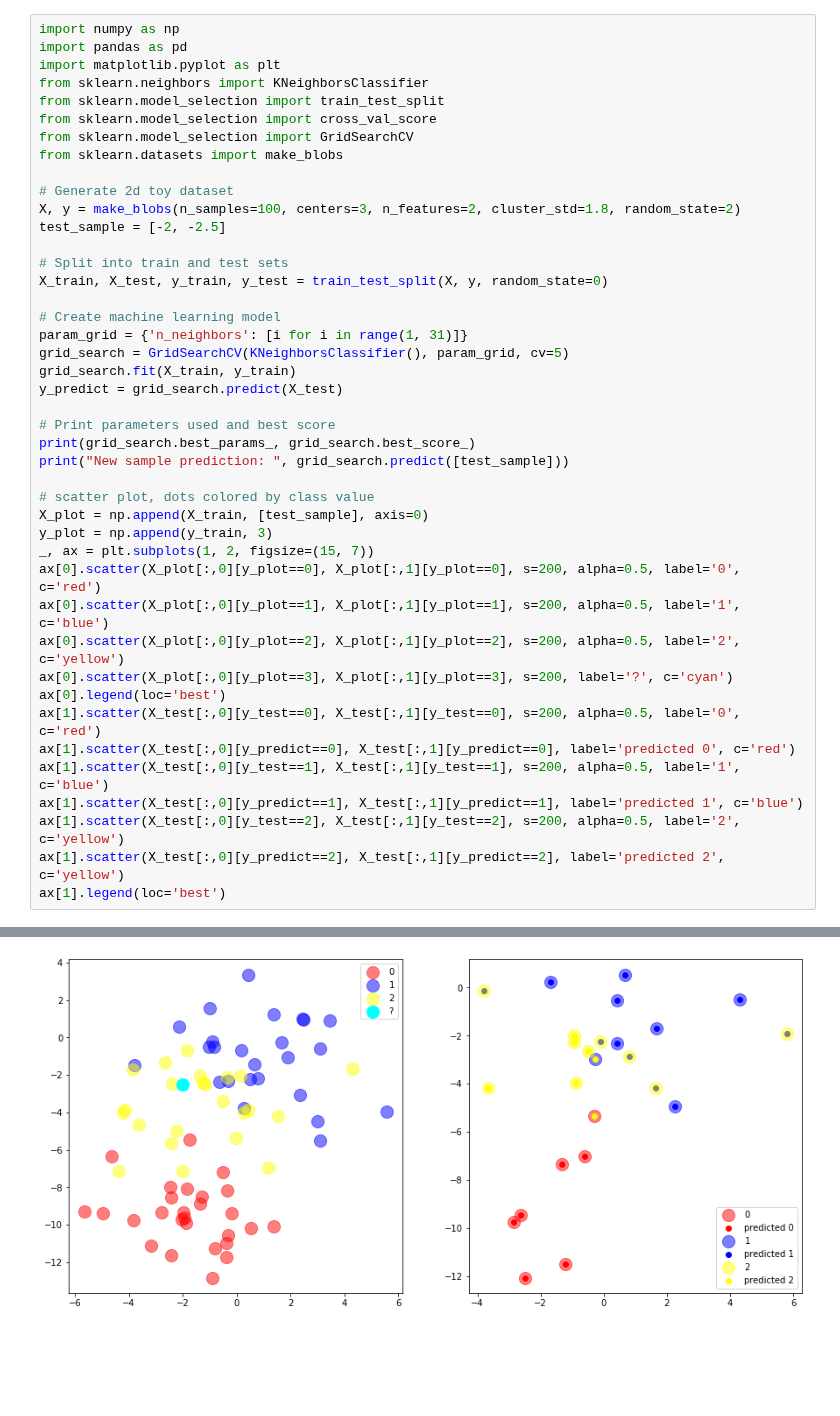
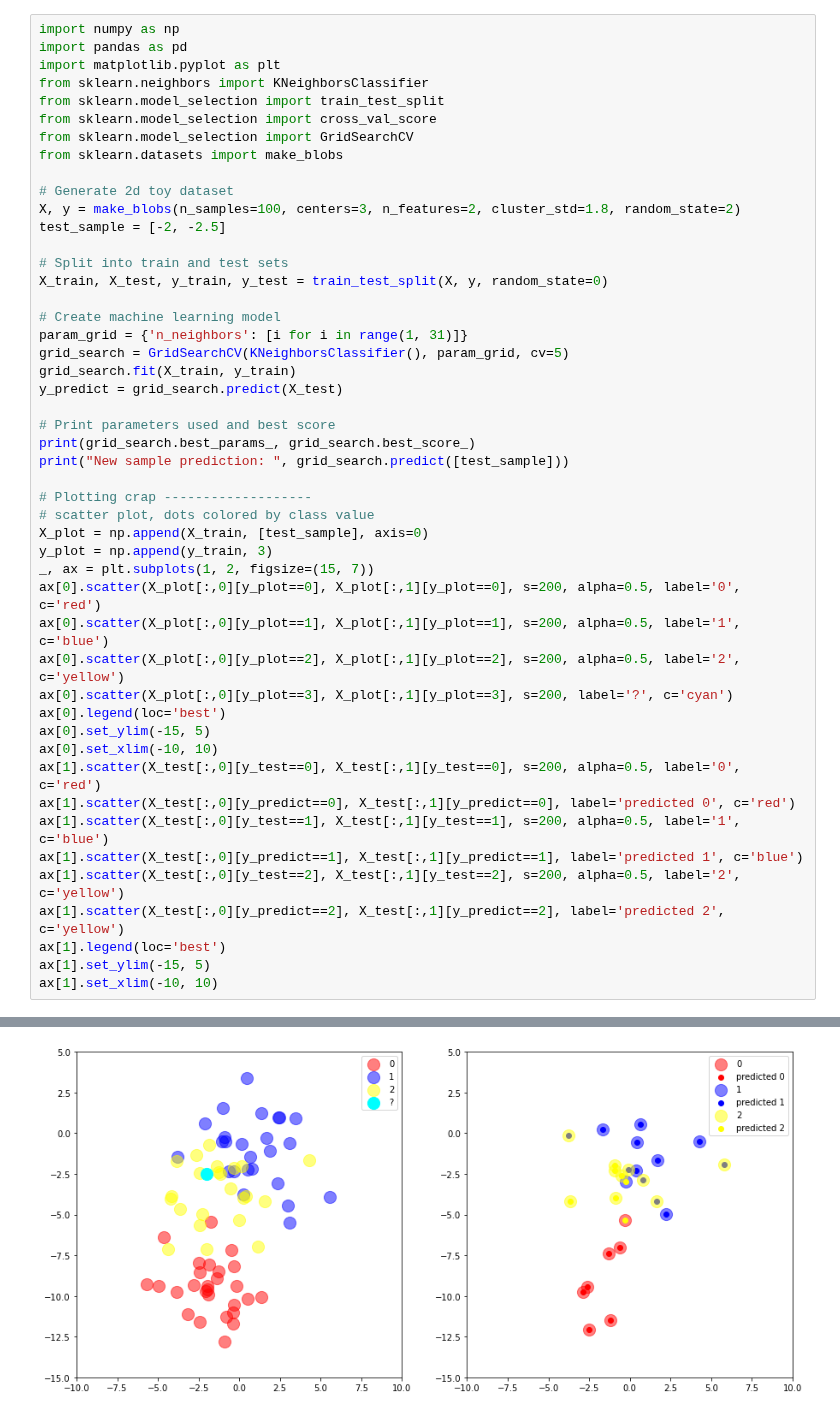
Before and after one commit to HengjunLuo/capstone-landis, a Jupyter notebook: knn.ipynb, the cells around one changed output, grey strips where cells are left out. Cells and saved outputs as stored; diff of their text form; blank space fills up the shorter version.

```diff
--- a/knn.ipynb
+++ b/knn.ipynb
@@ -25,6 +25,7 @@ y_predict = grid_search.predict(X_test)
 print(grid_search.best_params_, grid_search.best_score_)
 print("New sample prediction: ", grid_search.predict([test_sample]))
 
+# Plotting crap -------------------
 # scatter plot, dots colored by class value
 X_plot = np.append(X_train, [test_sample], axis=0)
 y_plot = np.append(y_train, 3)
@@ -34,6 +35,8 @@ ax[0].scatter(X_plot[:,0][y_plot==1], X_plot[:,1][y_plot==1], s=200, alpha=0.5,
 ax[0].scatter(X_plot[:,0][y_plot==2], X_plot[:,1][y_plot==2], s=200, alpha=0.5, label='2', c='yellow')
 ax[0].scatter(X_plot[:,0][y_plot==3], X_plot[:,1][y_plot==3], s=200, label='?', c='cyan')
 ax[0].legend(loc='best')
+ax[0].set_ylim(-15, 5)
+ax[0].set_xlim(-10, 10)
 ax[1].scatter(X_test[:,0][y_test==0], X_test[:,1][y_test==0], s=200, alpha=0.5, label='0', c='red')
 ax[1].scatter(X_test[:,0][y_predict==0], X_test[:,1][y_predict==0], label='predicted 0', c='red')
 ax[1].scatter(X_test[:,0][y_test==1], X_test[:,1][y_test==1], s=200, alpha=0.5, label='1', c='blue')
@@ -41,6 +44,8 @@ ax[1].scatter(X_test[:,0][y_predict==1], X_test[:,1][y_predict==1], label='predi
 ax[1].scatter(X_test[:,0][y_test==2], X_test[:,1][y_test==2], s=200, alpha=0.5, label='2', c='yellow')
 ax[1].scatter(X_test[:,0][y_predict==2], X_test[:,1][y_predict==2], label='predicted 2', c='yellow')
 ax[1].legend(loc='best')
+ax[1].set_ylim(-15, 5)
+ax[1].set_xlim(-10, 10)
 # %% [output]
 {'n_neighbors': 10} 0.8400000000000001
 New sample prediction:  [2]
@@ -47 +53 @@ New sample prediction:  [2]
-[figure, old version]
+[figure, new version]
```
Also changed, not shown: parts of 1 cell of this notebook, 1 other file.
